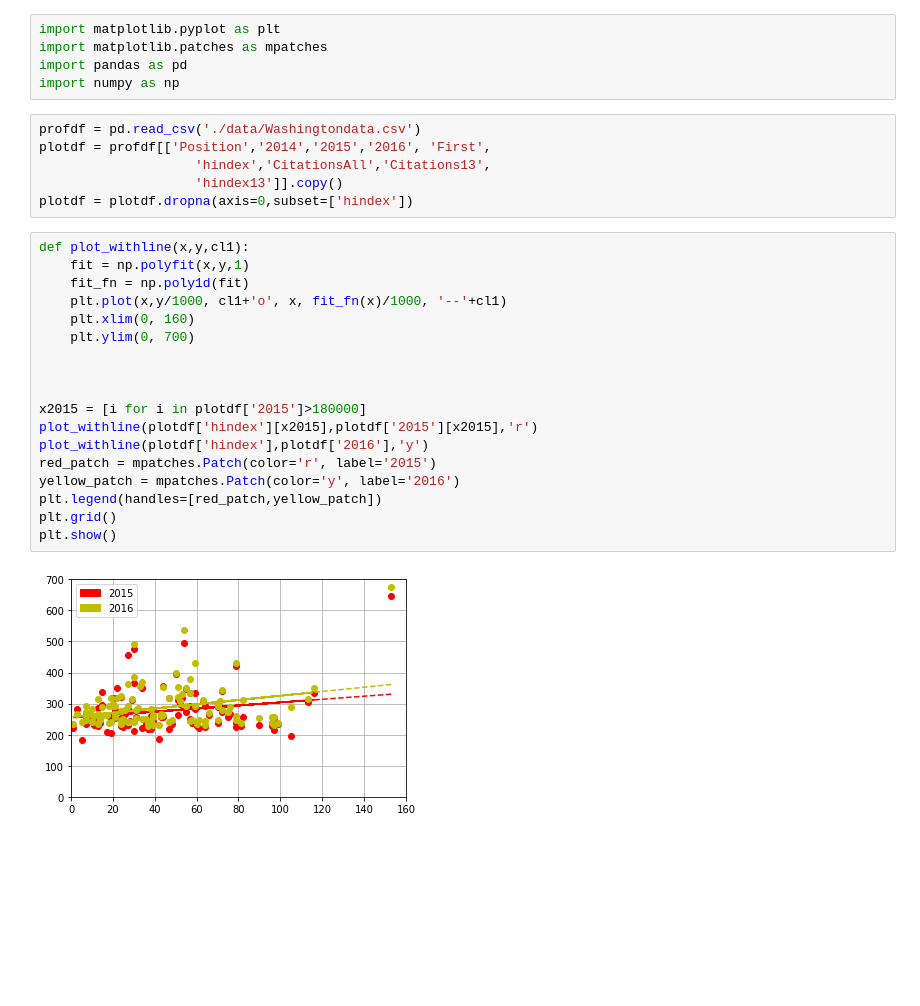
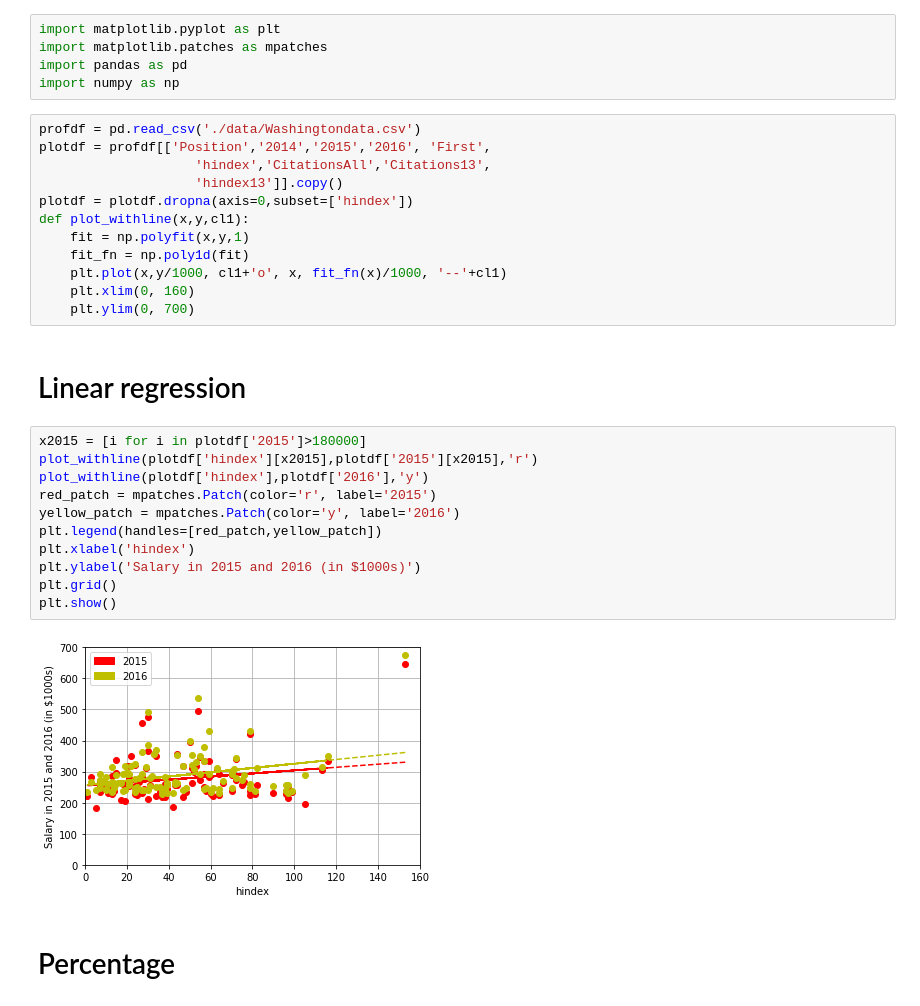
Before and after one commit to hpfigueroa/PIProject, a Jupyter notebook: PIProject.ipynb, the cells around one changed output. Drawn from its saved outputs; the diff is of its cells as text; blank space fills up the shorter version.

```diff
--- a/PIProject.ipynb
+++ b/PIProject.ipynb
@@ -9,26 +9,29 @@ plotdf = profdf[['Position','2014','2015','2016', 'First',
                     'hindex','CitationsAll','Citations13',
                     'hindex13']].copy()
 plotdf = plotdf.dropna(axis=0,subset=['hindex'])
+def plot_withline(x,y,cl1):
+    fit = np.polyfit(x,y,1)
+    fit_fn = np.poly1d(fit)
+    plt.plot(x,y/1000, cl1+'o', x, fit_fn(x)/1000, '--'+cl1)
+    plt.xlim(0, 160)
+    plt.ylim(0, 700)
+# %% [markdown]
+# Linear regression
 # %%
-def plot_withline(x,y,cl1):
-    fit = np.polyfit(x,y,1)
-    fit_fn = np.poly1d(fit)
-    plt.plot(x,y/1000, cl1+'o', x, fit_fn(x)/1000, '--'+cl1)
-    plt.xlim(0, 160)
-    plt.ylim(0, 700)
-
-
-
 x2015 = [i for i in plotdf['2015']>180000]
 plot_withline(plotdf['hindex'][x2015],plotdf['2015'][x2015],'r')
 plot_withline(plotdf['hindex'],plotdf['2016'],'y')
 red_patch = mpatches.Patch(color='r', label='2015')
 yellow_patch = mpatches.Patch(color='y', label='2016')
 plt.legend(handles=[red_patch,yellow_patch])
+plt.xlabel('hindex')
+plt.ylabel('Salary in 2015 and 2016 (in $1000s)')
 plt.grid()
 plt.show()
 # %% [output]
-[figure, old version]
+[figure, new version]
+# %% [markdown]
+# Percentage
 # %%
 plotdf['Increase'] = 100*(plotdf['2016'][x2015]-plotdf['2015'][x2015])/plotdf['2015'][x2015]
 plot_withline(plotdf['hindex'][x2015],1000*plotdf['Increase'][x2015],'b')
```
Also changed, not shown: parts of 1 cell of this notebook.
